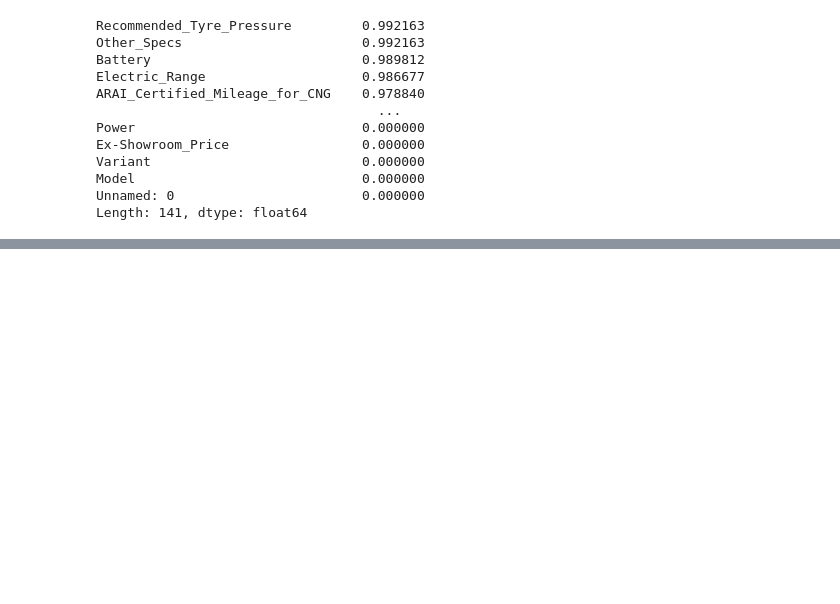
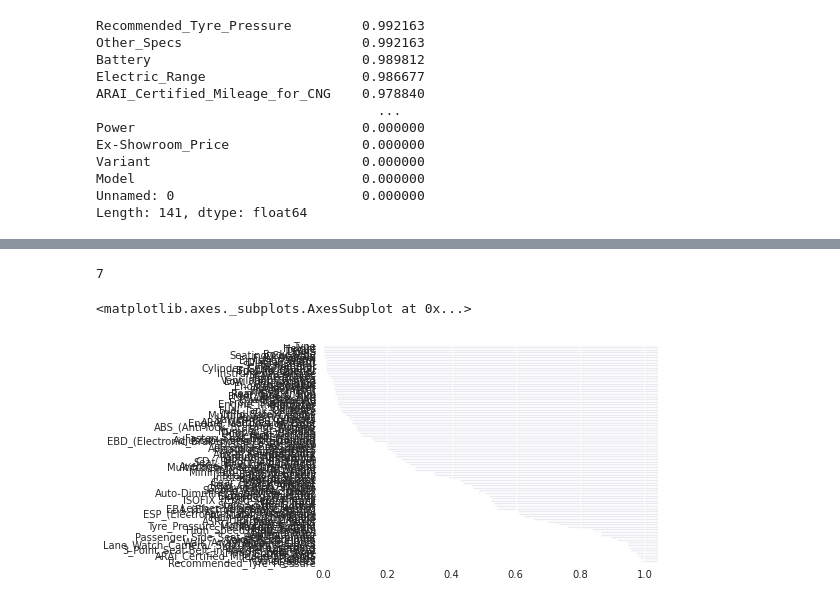
Before and after one commit to emojivibe/urvashi_data_engage, a Jupyter notebook: engage_cars.ipynb, the cells around one changed output, grey strips where cells are left out. Drawn from its saved outputs; the diff is of its cells as text; code cells hidden in the pictures; blank space fills up the shorter version.

```diff
--- a/engage_cars.ipynb
+++ b/engage_cars.ipynb
@@ -23,4 +7,5 @@ jovian.commit(project="engage-cars")
 # %% [markdown]
 #download the data
 # %%
-from google.colab import drive
+from google.colab import files
+uploaded = files.upload()
@@ -31,2 +12,8 @@ Mounted at /content/gdrive
+# %%
+import pandas as pd
+import io
+
+df = pd.read_csv(io.BytesIO(uploaded['cars_engage_2022 (1).csv']))
+print(df)
 # %%
 import pandas as pd
@@ -101,5 +62,5 @@ NameError: ignored
 # %%
-missing_percentages =Data.isna().sum().sort_values(ascending=False)/len(Data)
+missing_percentages =df.isna().sum().sort_values(ascending=False)/len(df)
 missing_percentages
 # %% [output]
 Recommended_Tyre_Pressure         0.992163
@@ -139,0 +78,12 @@ import numpy as np
+# %%
+numerics = ['int16', 'int32', 'int64', 'float16', 'float32', 'float64']
+
+numeric_Data = df.select_dtypes(include=numerics)
+len(numeric_Data.columns)
+# %% [output]
+7
+# %%
+missing_percentages[missing_percentages != 0].plot(kind='barh')
+# %% [output]
+<matplotlib.axes._subplots.AxesSubplot at 0x...>
+[figure, added]
```
Also changed, not shown: parts of 58 cells of this notebook.
